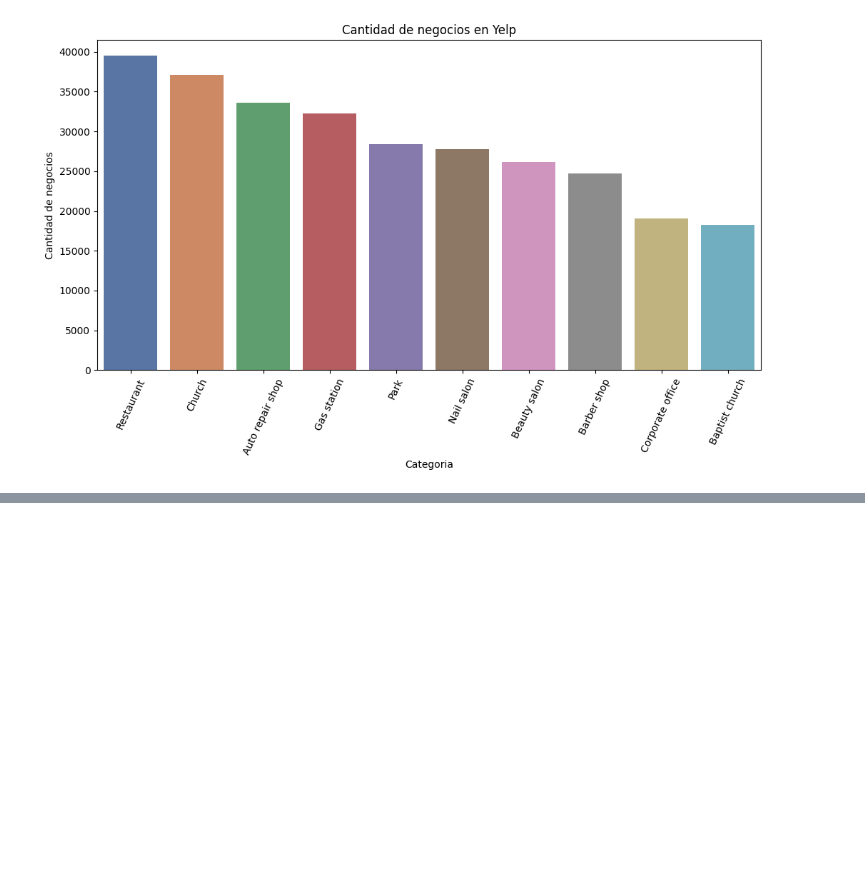
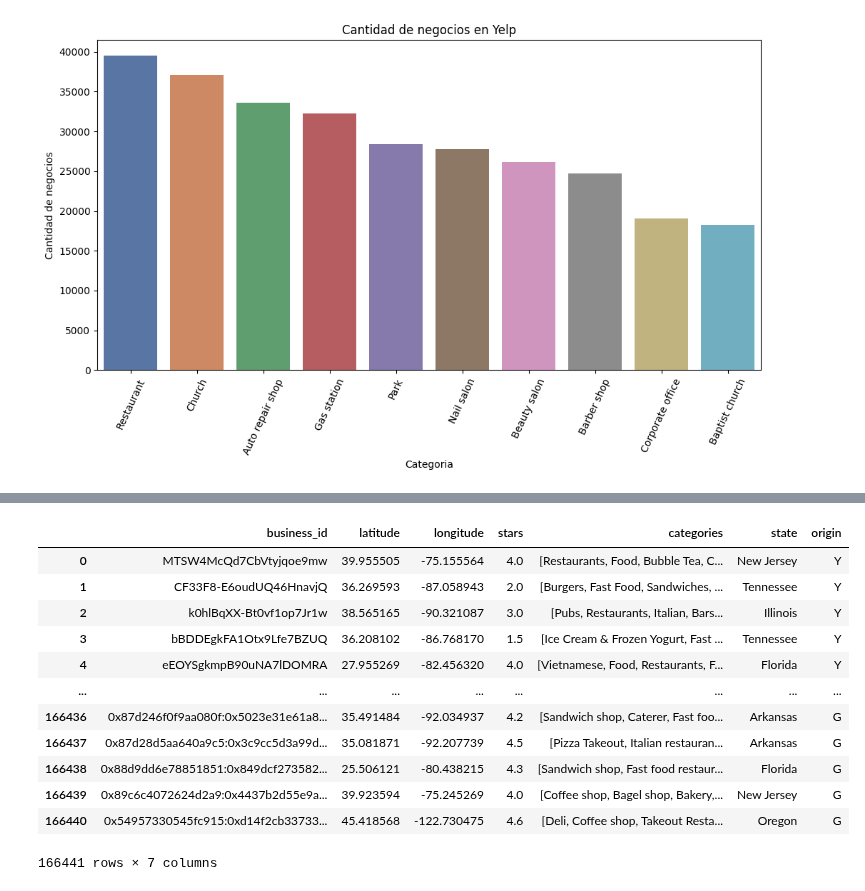
Before and after one commit to Paniceres/GP_Henry, a Jupyter notebook: EDA.ipynb, the cells around one changed output, grey strips where cells are left out. Saved outputs shown, nothing was run; the diff lists cells and outputs as text; code cells hidden in the pictures; blank space fills up the shorter version.

```diff
--- a/EDA.ipynb
+++ b/EDA.ipynb
@@ -165,0 +166,30 @@ Passing `palette` without assigning `hue` is deprecated and will be removed in v
+# %%
+googleDF.columns = ['business_id', 'latitude', 'longitude','categories', 'stars', 'state']
+yelpDf.columns = ['business_id', 'latitude', 'longitude', 'stars', 'categories', 'state']
+
+googleDF = googleDF[['business_id', 'latitude', 'longitude', 'stars','categories', 'state']]
+# %%
+yelpDf['origin'] = 'Y'
+googleDF['origin'] = 'G'
+# %%
+yelpDf['categories'] = yelpDf['categories'].apply(lambda x: x.replace(', ', ',').split(','))
+# %%
+googleDF['categories'] = googleDF['categories'].apply(lambda x: ast.literal_eval(x.replace('\n', '').replace("' ","',")))
+# %%
+df_unido = pd.concat([yelpDf, googleDF], axis= 0)
+df_unido.reset_index(drop=True, inplace=True)
+df_unido
+# %% [output]
+|  | business_id | latitude | longitude | stars | categories | state | origin |
+| 0 | MTSW4McQd7CbVtyjqoe9mw | 39.955505 | -75.155564 | 4.0 | [Restaurants, Food, Bubble Tea, C... | New Jersey | Y |
+| 1 | CF33F8-E6oudUQ46HnavjQ | 36.269593 | -87.058943 | 2.0 | [Burgers, Fast Food, Sandwiches, ... | Tennessee | Y |
+| 2 | k0hlBqXX-Bt0vf1op7Jr1w | 38.565165 | -90.321087 | 3.0 | [Pubs, Restaurants, Italian, Bars... | Illinois | Y |
+| 3 | bBDDEgkFA1Otx9Lfe7BZUQ | 36.208102 | -86.768170 | 1.5 | [Ice Cream & Frozen Yogurt, Fast ... | Tennessee | Y |
+| 4 | eEOYSgkmpB90uNA7lDOMRA | 27.955269 | -82.456320 | 4.0 | [Vietnamese, Food, Restaurants, F... | Florida | Y |
+| ... | ... | ... | ... | ... | ... | ... | ... |
+| 166436 | 0x87d246f0f9aa080f:0x5023e31e61a8... | 35.491484 | -92.034937 | 4.2 | [Sandwich shop, Caterer, Fast foo... | Arkansas | G |
+| 166437 | 0x87d28d5aa640a9c5:0x3c9cc5d3a99d... | 35.081871 | -92.207739 | 4.5 | [Pizza Takeout, Italian restauran... | Arkansas | G |
+| 166438 | 0x88d9dd6e78851851:0x849dcf273582... | 25.506121 | -80.438215 | 4.3 | [Sandwich shop, Fast food restaur... | Florida | G |
+| 166439 | 0x89c6c4072624d2a9:0x4437b2d55e9a... | 39.923594 | -75.245269 | 4.0 | [Coffee shop, Bagel shop, Bakery,... | New Jersey | G |
+| 166440 | 0x54957330545fc915:0xd14f2cb33733... | 45.418568 | -122.730475 | 4.6 | [Deli, Coffee shop, Takeout Resta... | Oregon | G |
+166441 rows × 7 columns
```
Also changed, not shown: parts of 23 cells of this notebook.
